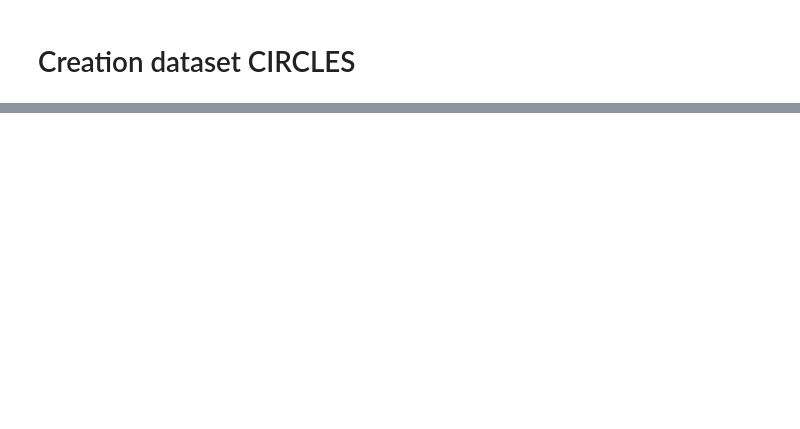
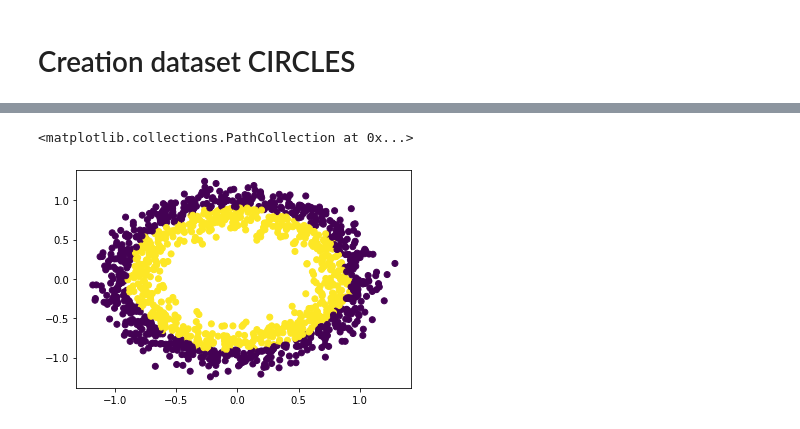
Before and after one commit to ywsyws/DNN-in-POO, a Jupyter notebook: DNN_L-layer_POO.ipynb, the cells around one changed output, grey strips where cells are left out. Cells and saved outputs as stored; diff of their text form; code cells hidden in the pictures; blank space fills up the shorter version.

Commit message:
create circle method for the create dataset class

```diff
--- a/DNN_L-layer_POO.ipynb
+++ b/DNN_L-layer_POO.ipynb
@@ -88,7 +98,7 @@ class Relu(Activation):
     def heuristic(self, layer_b4):
         return np.sqrt(2 / layer_b4)
 # %%
-class Cost:
+class Loss:
     """ the abstract class for all the cost functions """
 
     # calculate the cost function
@@ -99,13 +109,12 @@ class Cost:
     def derivative(self, A, y):
         raise NotImplementedError
 
-class LossEntropy(Cost):
+class LossEntropy(Loss):
     """ Use Loss Entropy to calculate the cost """
 
     # calculate the Lose Entropy cost
     def formula(self, A, y):
-        self.m = y.shape[1]
-        return - np.sum((y * np.log(A) + (1-y) * np.log(1-A)), axis=1) / self.m
+        return - (y * np.log(A) + (1-y) * np.log(1-A))
 
     # calculate the derivative of the Lost Entropy cost
     def derivative(self, A, y):
@@ -168,9 +177,12 @@ class Network:
     def combine(self, layer):
         self.layers.append(layer)
 
+    def compute_cost(self, loss, size):
+        return np.sum(loss) / size
+
     # print cost during training and evaluation
     def print_cost(self,loss_fn, A, y, epoch_number=-1):
-        cost = getattr(loss_fn, 'formula')(A, y)
+        cost = self.compute_cost(getattr(loss_fn, 'formula')(A, y), y.shape[1])
 
         # print cost during training
         if epoch_number != -1:
@@ -264,0 +278,30 @@ cost: [0.00937781]
+# %%
+#
+# DATASET CREATION
+#
+size = 4000
+ds = CreateDataset()
+# create Circle dataset
+ds.create_circle(size)
+X_train, X_test, y_train, y_test = ds.create_circle(size)
+
+
+#
+# NEURAL NETWORK
+#
+
+learning_rate = 0.1
+loss_fn = LossEntropy()
+iteration = 100000
+
+net = Network()
+net.combine(FCLayer(2, 4, Relu))
+net.combine(FCLayer(4, 6, Relu))
+net.combine(FCLayer(6, 3, Relu))
+net.combine(FCLayer(3, 1, Sigmoid))
+
+# train the DNN model
+A = net.fit(X_train, y_train, iteration, loss_fn, learning_rate)
+
+# predict a result with a test dataset using the trained DNN model
+net.evaluate(X_test, y_test, loss_fn, dataset_name="test dataset", print_cost=True)
@@ -297,0 +359,6 @@ plt.scatter(X_test[0,:], X_test[1,:], c=y_pred[0,:])
+# %%
+y_pred = net.predict(X_test)
+plt.scatter(X_test[0,:], X_test[1,:], c=y_pred[0,:])
+# %% [output]
+<matplotlib.collections.PathCollection at 0x...>
+[figure, added]
```
Also changed, not shown: parts of 5 cells of this notebook.
